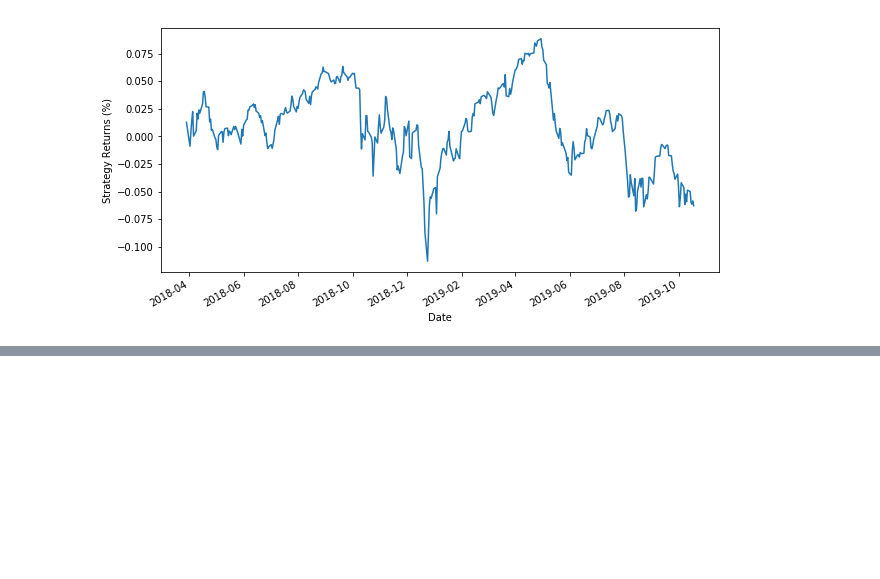
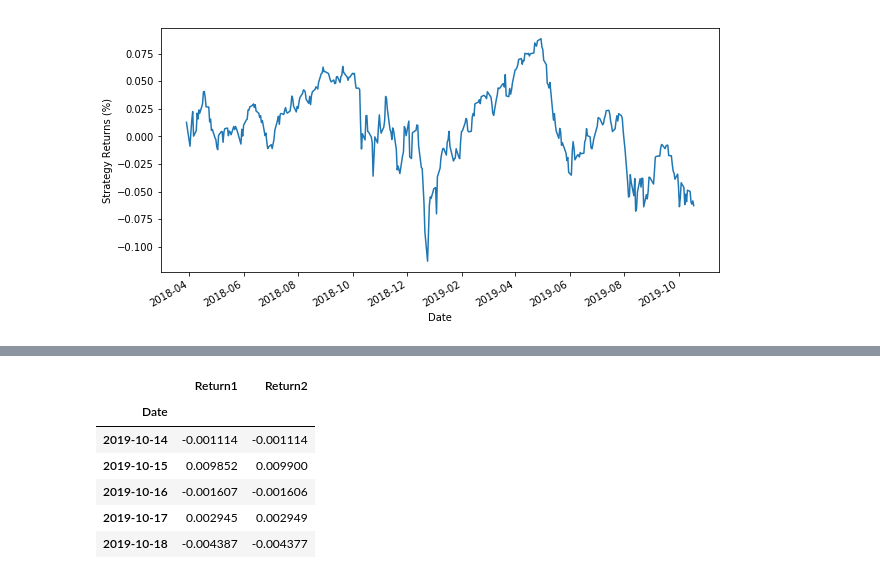
Before and after one commit to ferlucio2019/ejemplo2, a Jupyter notebook: primer_modelo.ipynb, the cells around one changed output, grey strips where cells are left out. Drawn from its saved outputs; the diff is of its cells as text; code cells hidden in the pictures; blank space fills up the shorter version.

```diff
--- a/primer_modelo.ipynb
+++ b/primer_modelo.ipynb
@@ -157,0 +176,12 @@ Test Accuracy: 53.94%
+# %%
+    Df['Return1'] = np.log(Df.Close / Df.Close.shift(1))
+    Df['Return2'] = Df.Close.pct_change()
+    Df[['Return1','Return2']].tail()
+# %% [output]
+|  | Return1 | Return2 |
+| Date |  |  |
+| 2019-10-14 | -0.001114 | -0.001114 |
+| 2019-10-15 | 0.009852 | 0.009900 |
+| 2019-10-16 | -0.001607 | -0.001606 |
+| 2019-10-17 | 0.002945 | 0.002949 |
+| 2019-10-18 | -0.004387 | -0.004377 |
```
Also changed, not shown: parts of 2 cells of this notebook.
